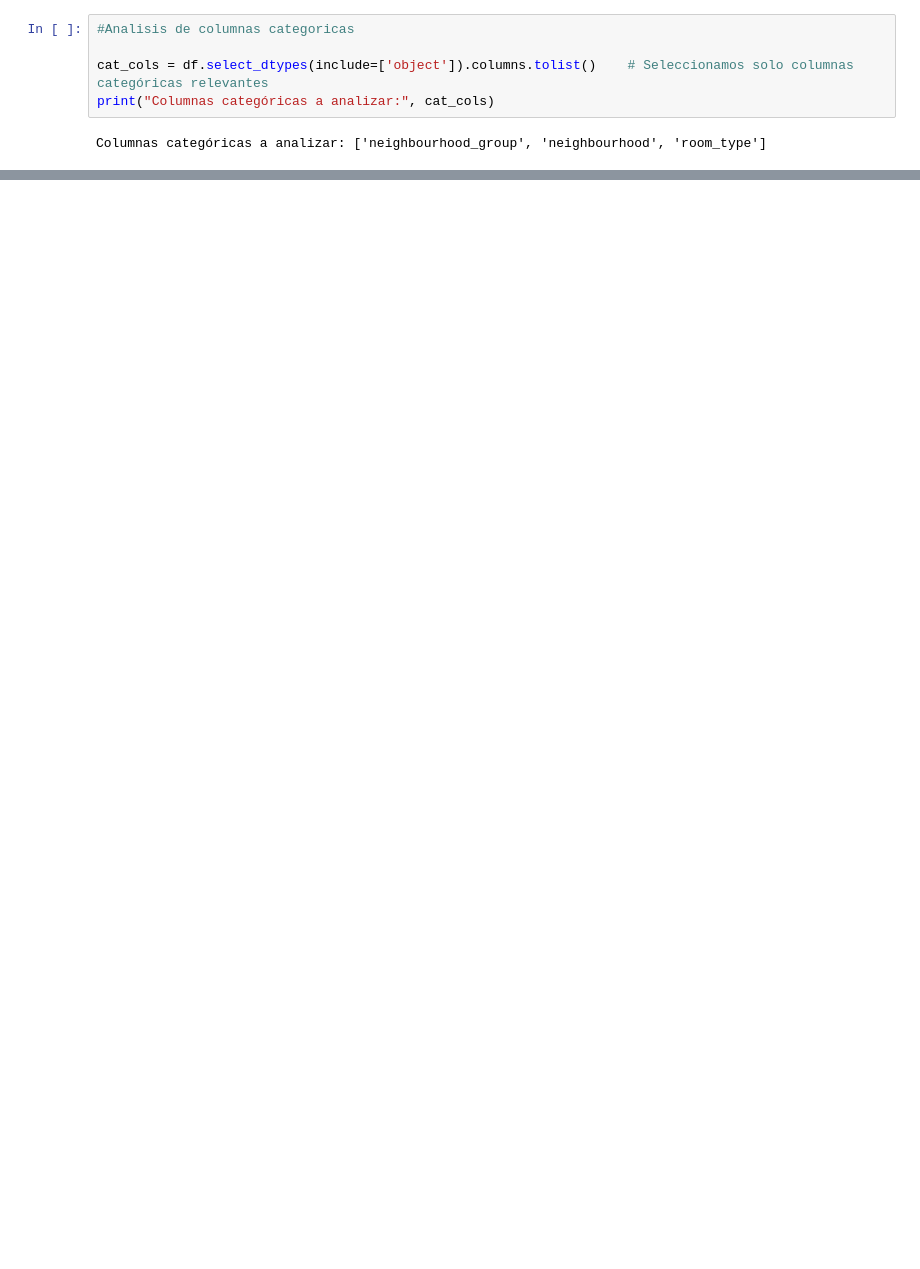
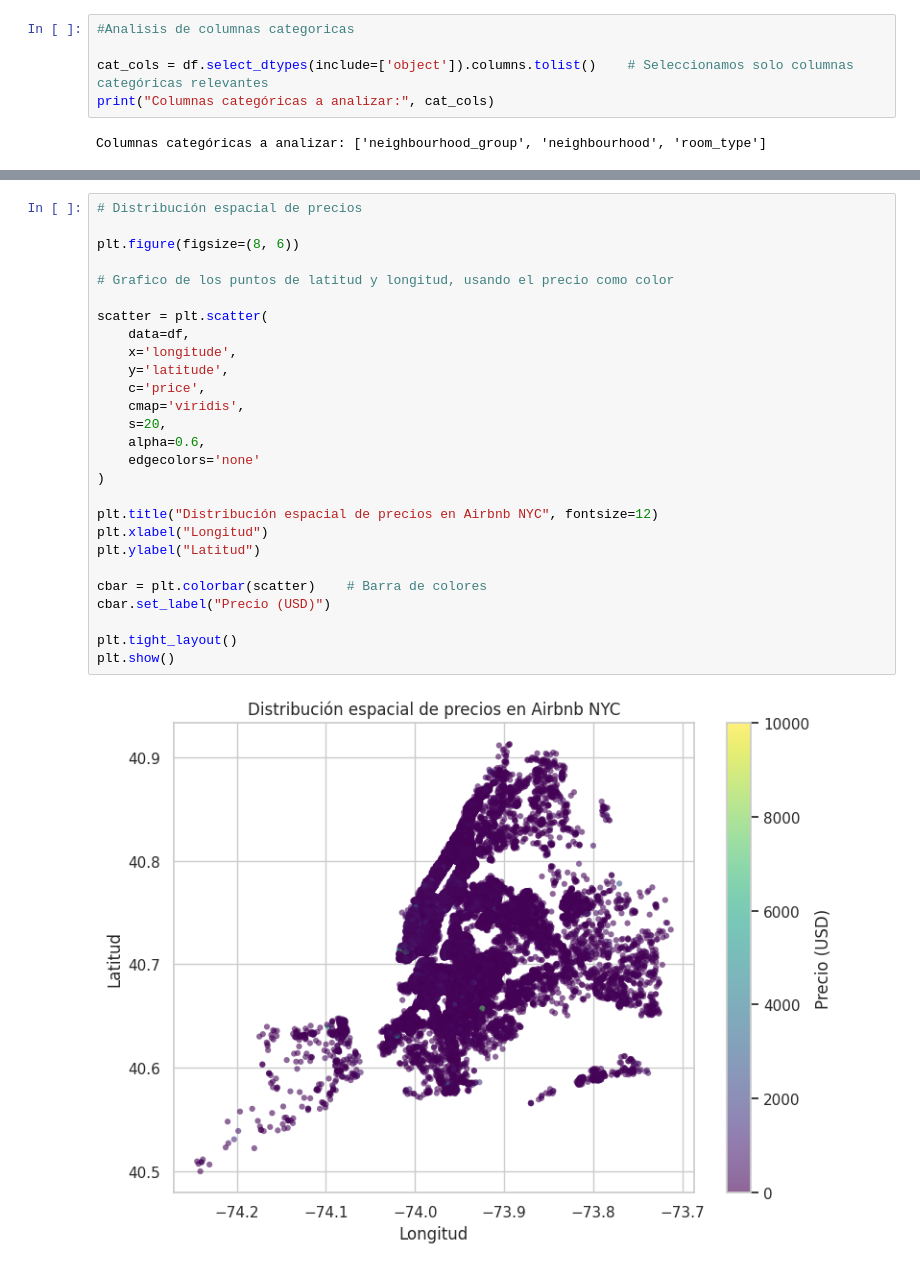
Before and after one commit to 4GeeksAcademy/carlos-gondelles-exploratory-data-analysis-project-machine-learning-python, a Jupyter notebook: src/explore.ipynb, the cells around one changed output, grey strips where cells are left out. Saved outputs shown, nothing was run; the diff lists cells and outputs as text; blank space fills up the shorter version.

Commit message:
carlos-gondelles-exploratory-data-analysis-project-machine-learning-python

```diff
--- a/src/explore.ipynb
+++ b/src/explore.ipynb
@@ -266,0 +265,29 @@ plt.show()
+# %%
+# Distribución espacial de precios
+
+plt.figure(figsize=(8, 6))
+
+# Grafico de los puntos de latitud y longitud, usando el precio como color
+
+scatter = plt.scatter(
+    data=df,
+    x='longitude',
+    y='latitude',
+    c='price',
+    cmap='viridis',
+    s=20,
+    alpha=0.6,
+    edgecolors='none'
+)
+
+plt.title("Distribución espacial de precios en Airbnb NYC", fontsize=12)
+plt.xlabel("Longitud")
+plt.ylabel("Latitud")
+
+cbar = plt.colorbar(scatter)    # Barra de colores
+cbar.set_label("Precio (USD)")
+
+plt.tight_layout()
+plt.show()
+# %% [output]
+[figure, added]
```
Also changed, not shown: parts of 11 cells of this notebook.
